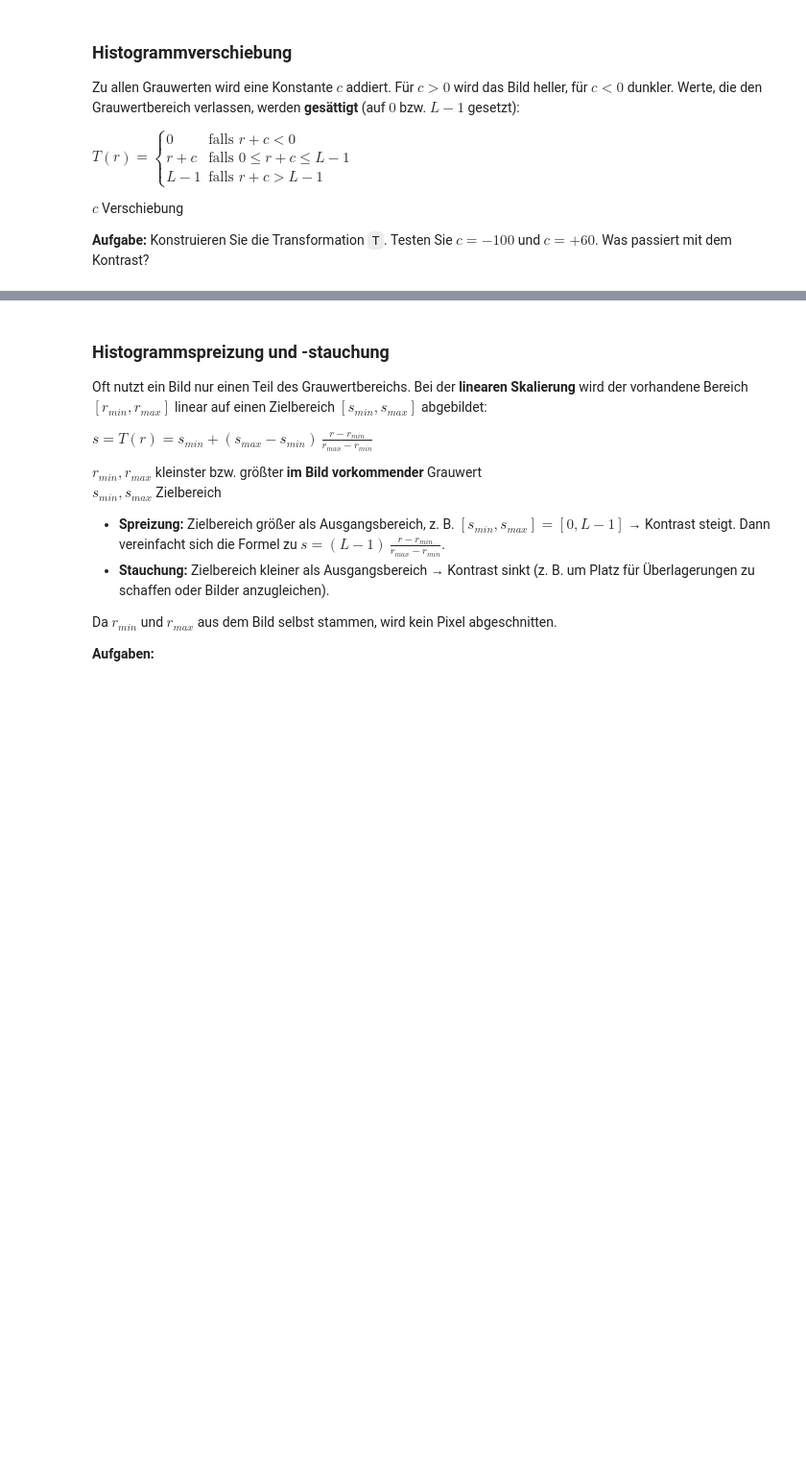
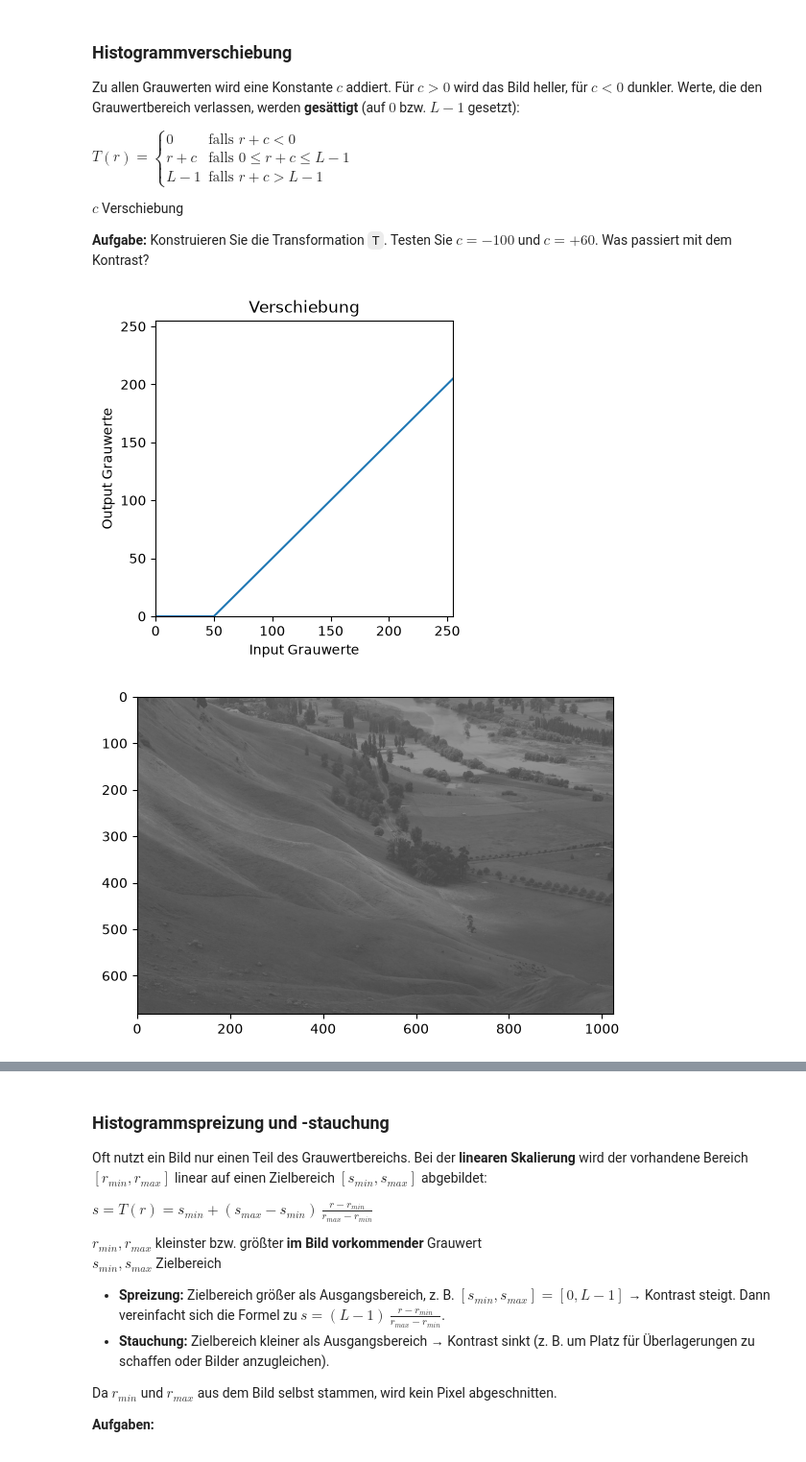
Before and after one commit to georgsteger22-commits/Bildverarbeitung, a Jupyter notebook: 03_Punktoperationen/Punktoperationen.ipynb, the cells around one changed output, grey strips where cells are left out. Shown at 96% size. Drawn from its saved outputs; the diff is of its cells as text; code cells hidden in the pictures; blank space fills up the shorter version.

```diff
--- a/03_Punktoperationen/Punktoperationen.ipynb
+++ b/03_Punktoperationen/Punktoperationen.ipynb
@@ -155,8 +170,11 @@ $c$ Verschiebung
 
 **Aufgabe:** Konstruieren Sie die Transformation `T`. Testen Sie $c = -100$ und $c = +60$. Was passiert mit dem Kontrast?
 # %%
-c = -100   # Verschiebung (negativ = dunkler)
+c = -50   # Verschiebung (negativ = dunkler)
 
-T = ...    # TODO: Verschiebung und Sättigung
+T = np.clip(r + c, 0, L - 1)  # Verschiebung der Grauwerte um c, Werte außerhalb [0, L-1] werden abgeschnitten
 
 img_shift = zeige_transformation(T, img, "Verschiebung")
+# %% [output]
+[figure, added]
+[figure, added]
```
Also changed, not shown: parts of 18 cells of this notebook, 12 other files.
